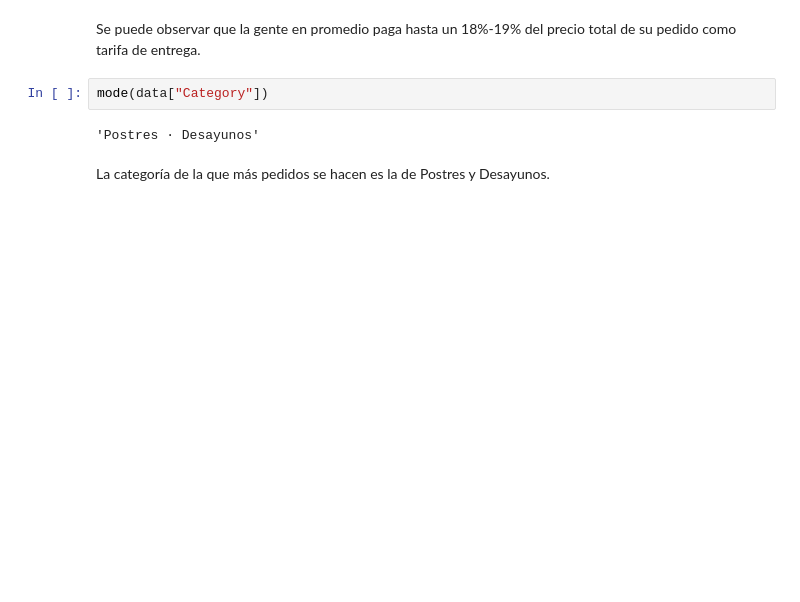
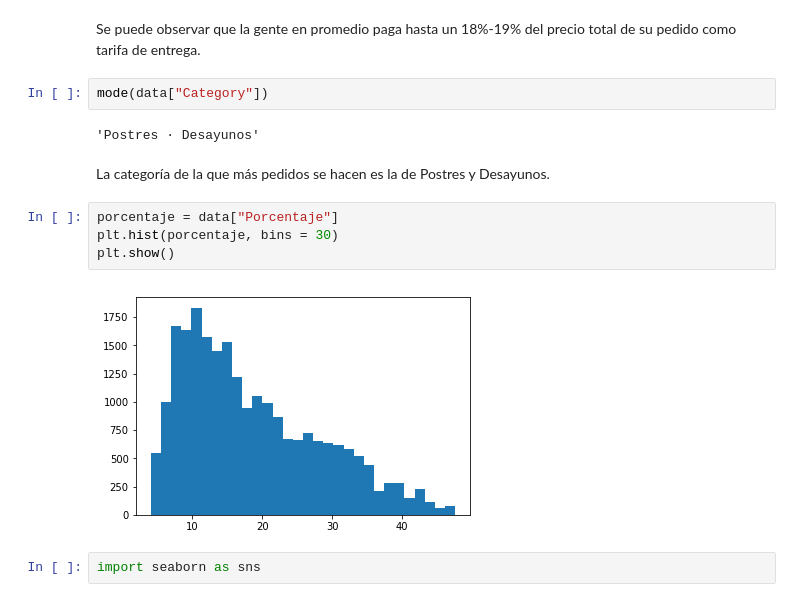
Before and after one commit to Jancope/ProyectoModulo1, a Jupyter notebook: ProyectoModulo1_PenaJ_OrtizJ (2).ipynb, the cells around one changed output. Cells and saved outputs as stored; diff of their text form; blank space fills up the shorter version.

```diff
--- a/ProyectoModulo1_PenaJ_OrtizJ (2).ipynb
+++ b/ProyectoModulo1_PenaJ_OrtizJ (2).ipynb
@@ -202,3 +213,11 @@ mode(data["Category"])
 'Postres · Desayunos'
 # %% [markdown]
 La categoría de la que más pedidos se hacen es la de Postres y Desayunos.
+# %%
+porcentaje = data["Porcentaje"]
+plt.hist(porcentaje, bins = 30)
+plt.show()
+# %% [output]
+[figure, added]
+# %%
+import seaborn as sns
```
Also changed, not shown: parts of 8 cells of this notebook.
